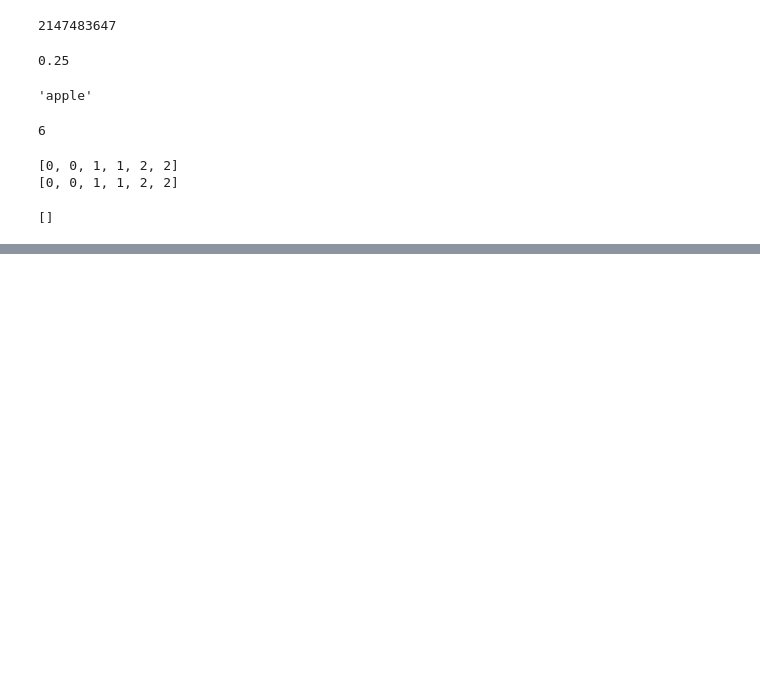
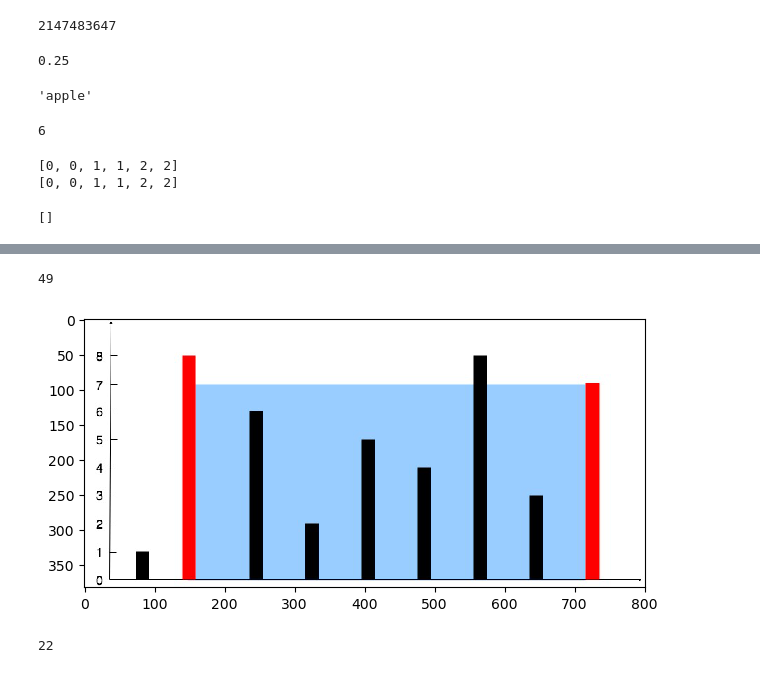
Before and after one commit to harish-AK/Problem-solving, a Jupyter notebook: LEET CODE/leet_code_problems.ipynb, the cells around one changed output, grey strips where cells are left out. Saved outputs shown, nothing was run; the diff lists cells and outputs as text; code cells hidden in the pictures; blank space fills up the shorter version.

```diff
--- a/LEET CODE/leet_code_problems.ipynb
+++ b/LEET CODE/leet_code_problems.ipynb
@@ -1518,0 +1909,62 @@ Duplicates: [2, 3]
+# %%
+# 58
+from skimage import io
+img = io.imread("D:\question_11.jpg")
+io.imshow(img)# Container with most water
+# You are given an integer array height of length n. There are n vertical lines drawn such that the
+# two endpoints of the ith line are (i, 0) and (i, height[i]).
+# Find two lines that together with the x-axis form a container, such that the container contains the most water.
+# Return the maximum amount of water a container can store.
+
+# Input: height = [1,8,6,2,5,4,8,3,7]
+# Output: 49
+# Explanation: The above vertical lines are represented by array [1,8,6,2,5,4,8,3,7].
+# In this case, the max area of water (blue section) the container can contain is 49.
+height = [1,8,6,2,5,4,8,3,7]
+l = 0
+r = len(height) - 1 # 8
+res = 0
+while l<r:
+    area = (r-l)*min(height[l],height[r])
+    res = max(area,res)
+    if height[l] > height[r]:
+        r -= 1
+    else:
+        l += 1
+print(res)
+# %% [output]
+49
+[figure, added]
+# %%
+# 59
+# You are given an array of strings tokens that represents an arithmetic expression in a Reverse Polish Notation.
+# Evaluate the expression. Return an integer that represents the value of the expression.
+
+# Example 1:
+
+# Input: tokens = ["2","1","+","3","*"]
+# Output: 9
+# Explanation: ((2 + 1) * 3) = 9
+
+def evalRPN(tokens):
+    stack = []
+
+    for i in tokens:
+        if i == "+":
+            stack.append(stack.pop() + stack.pop())
+        elif i == "*":
+            stack.append(stack.pop() * stack.pop())
+        elif i == "-":
+            a, b = stack.pop(), stack.pop()
+            stack.append(b - a)
+        elif i == "/":
+            a, b = stack.pop(), stack.pop()
+            stack.append(int(b / a))  # Ensure integer division
+        else:
+            stack.append(int(i))
+    return stack[0]
+
+tokens = ["10", "6", "9", "3", "+", "-11", "*", "/", "*", "17", "+", "5", "+"]
+print(evalRPN(tokens))
+# %% [output]
+22
```
Also changed, not shown: parts of 45 cells of this notebook.
